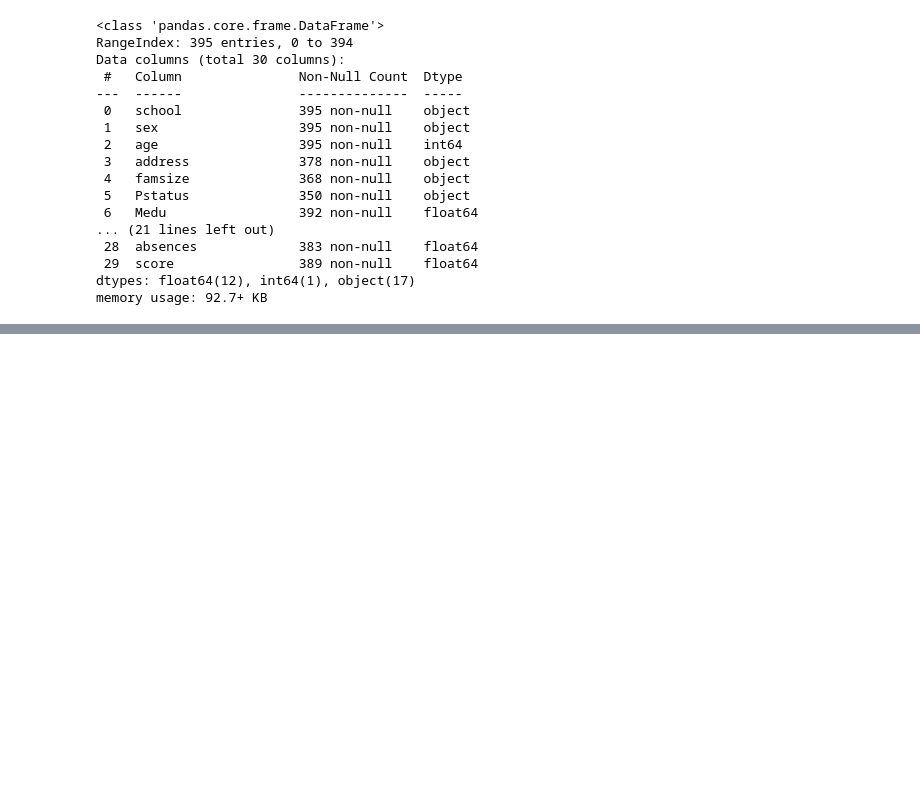
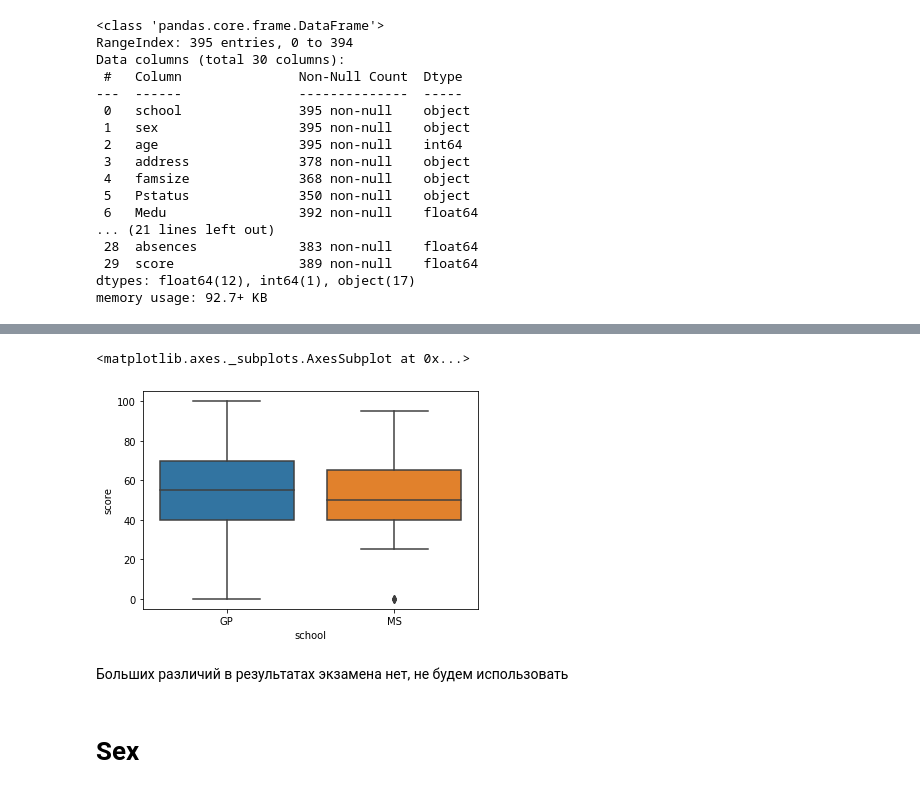
Before and after one commit to Gayazovv/module_2, a Jupyter notebook: module_2.ipynb, the cells around one changed output, grey strips where cells are left out. Drawn from its saved outputs; the diff is of its cells as text; code cells hidden in the pictures; blank space fills up the shorter version.

```diff
--- a/module_2.ipynb
+++ b/module_2.ipynb
@@ -62,4 +73,13 @@ MS     46
 Name: school, dtype: int64
+# %%
+sns.boxplot(x = 'school', y = 'score', data = df)
+# %% [output]
+<matplotlib.axes._subplots.AxesSubplot at 0x...>
+[figure, added]
+# %% [markdown]
+Больших различий в результатах экзамена нет, не будем использовать
+# %% [markdown]
+# Sex
 # %%
 df.sex.value_counts()
 # %% [output]
```
Also changed, not shown: parts of 201 cells of this notebook.
